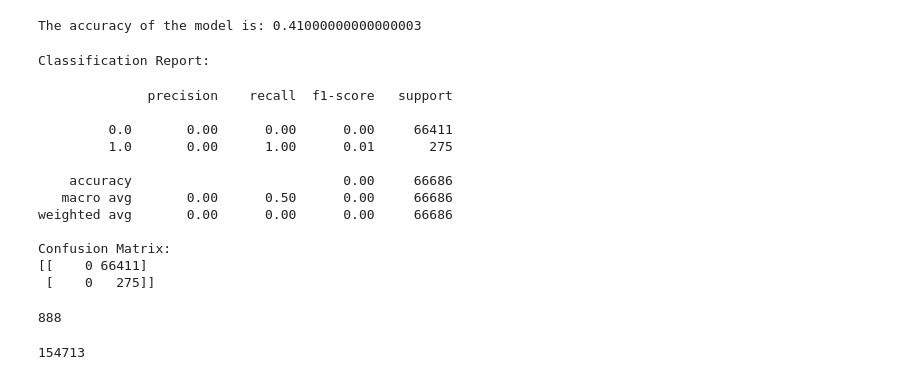
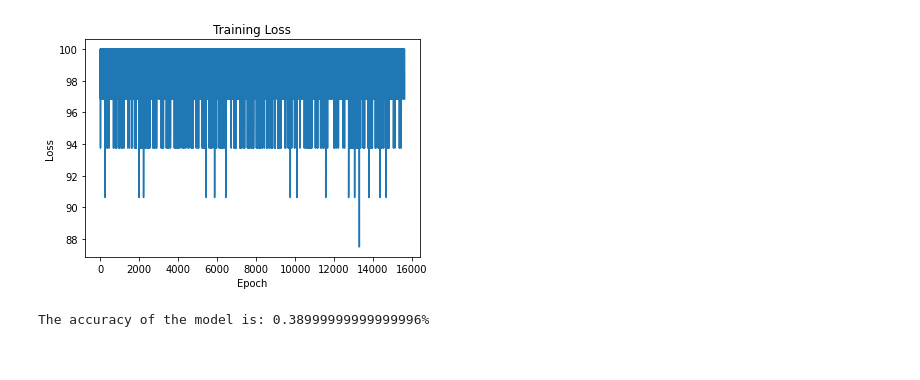
Before and after one commit to nachikethinge01/Data-Mining-project, a Jupyter notebook: Neural Networks.ipynb, the cells around one changed output. Saved outputs shown, nothing was run; the diff lists cells and outputs as text; code cells hidden in the pictures.

```diff
--- a/Neural Networks.ipynb
+++ b/Neural Networks.ipynb
@@ -74,0 +157,4 @@ plt.hist(y_train)
+# %%
+#Drop 'Unnamed:0' column from train and test
+X_train_balanced = X_train_balanced.drop('Unnamed: 0', axis = 1)
+X_test = X_test.drop('Unnamed: 0', axis = 1)
@@ -93 +192,5 @@ test_loader = DataLoader(test_dataset, batch_size=32, shuffle=False)
+# %%
+batch_size = 32
+train_loader = DataLoader(dataset = train_dataset, batch_size = batch_size, shuffle = True, collate_fn = custom_collate)
+test_loader = DataLoader(dataset = test_dataset, batch_size = batch_size, shuffle = True, collate_fn = custom_collate)
 # %%
@@ -156,0 +218,25 @@ Completed: 95%
+# %%
+input_size = X_train_balanced.shape[1]
+hidden_size = 100
+output_size = 1
+
+model = MLPBinaryClassifier(input_size, hidden_size, output_size)
+
+#Define the loss function and optimizer
+criterion = nn.BCELoss()
+optimizer = optim.Adam(model.parameters(), lr = 0.001)
+
+epochs = 5
+loss_history = []
+# %%
+for epoch in range(epochs):
+    for i, (X, y) in enumerate(train_loader):
+        y = y.unsqueeze(1)
+        y_pred = model(X)
+        loss = criterion(y_pred, y)
+        loss_history.append(loss.item())
+        optimizer.zero_grad()
+        loss.backward()
+        optimizer.step()
+
+    print("Epoch: {}/{}, Loss: {}".format(epoch+1, epochs, loss.item()))
@@ -157,3 +249,13 @@ Completed: 95%
+# %%
+import matplotlib.pyplot as plt
+
+plt.plot(loss_history)
+plt.xlabel('Epoch')
+plt.ylabel('Loss')
+plt.title('Training Loss')
+plt.show()
+# %% [output]
+[figure, added]
 # %%
 model.eval()
 y_pred = []
@@ -166,36 +268,6 @@ with tc.no_grad():
         y_true.extend(y_batch.detach().numpy())
 
 accuracy = accuracy_score(y_true, y_pred)
-print(f"The accuracy of the model is: {round(accuracy, 4) * 100}")
+print(f"The accuracy of the model is: {round(accuracy, 4) * 100}%")
 # %% [output]
-The accuracy of the model is: 0.41000000000000003
+The accuracy of the model is: 0.38999999999999996%
-# %%
-from sklearn.metrics import classification_report, confusion_matrix
-
-print("Classification Report:")
-print(classification_report(y_true, y_pred))
-
-print("Confusion Matrix:")
-print(confusion_matrix(y_true, y_pred))
-# %% [output]
-Classification Report:
-              precision    recall  f1-score   support
-
-         0.0       0.00      0.00      0.00     66411
-         1.0       0.00      1.00      0.01       275
-
-    accuracy                           0.00     66686
-   macro avg       0.00      0.50      0.00     66686
-weighted avg       0.00      0.00      0.00     66686
-
-Confusion Matrix:
-[[    0 66411]
- [    0   275]]
-# %%
-len(y_train[y_train == 1])
-# %% [output]
-888
-# %%
-len(y_train[y_train == 0])
-# %% [output]
-154713
```
Also changed, not shown: parts of 28 cells of this notebook, 1 other file.
